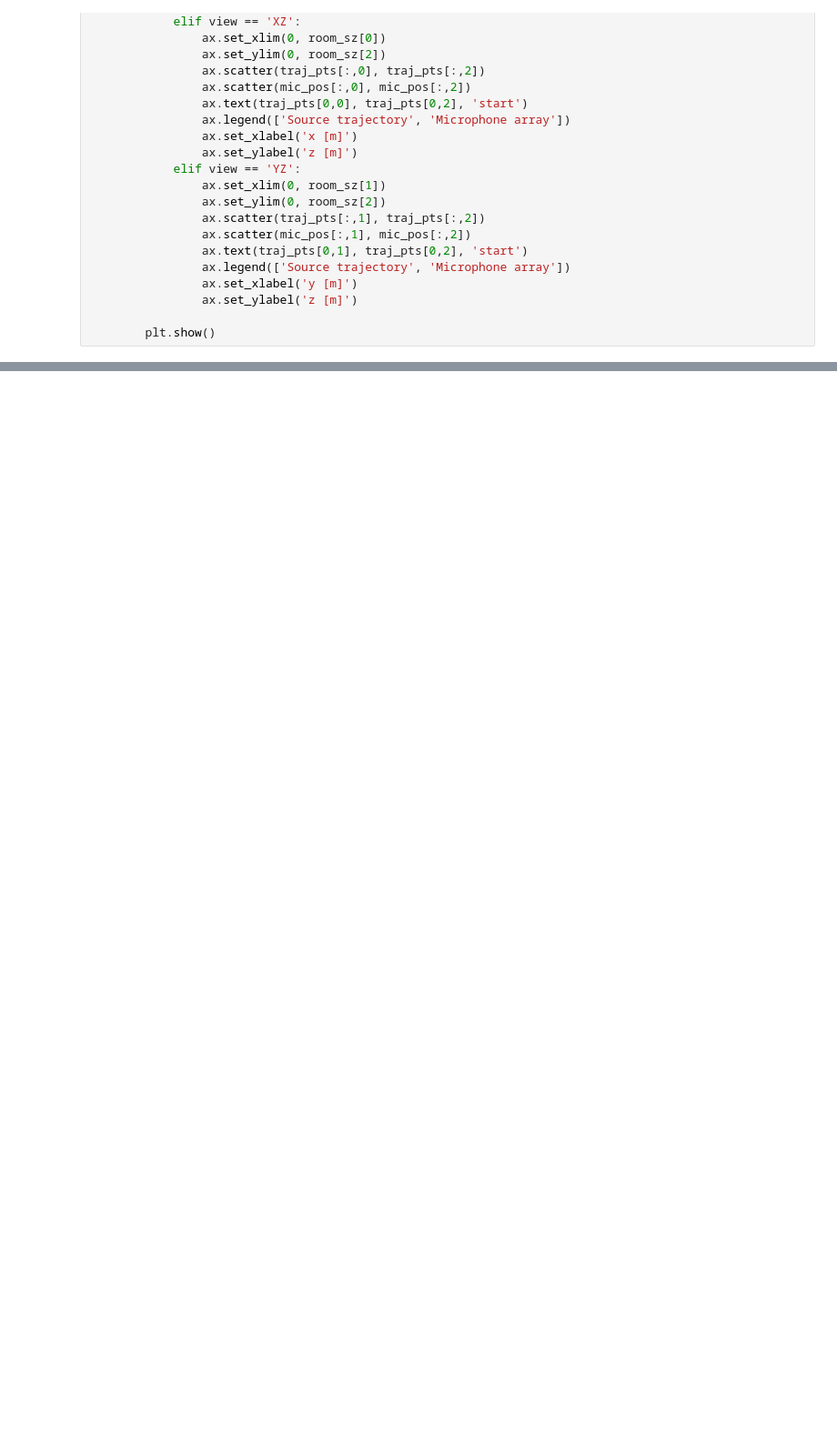
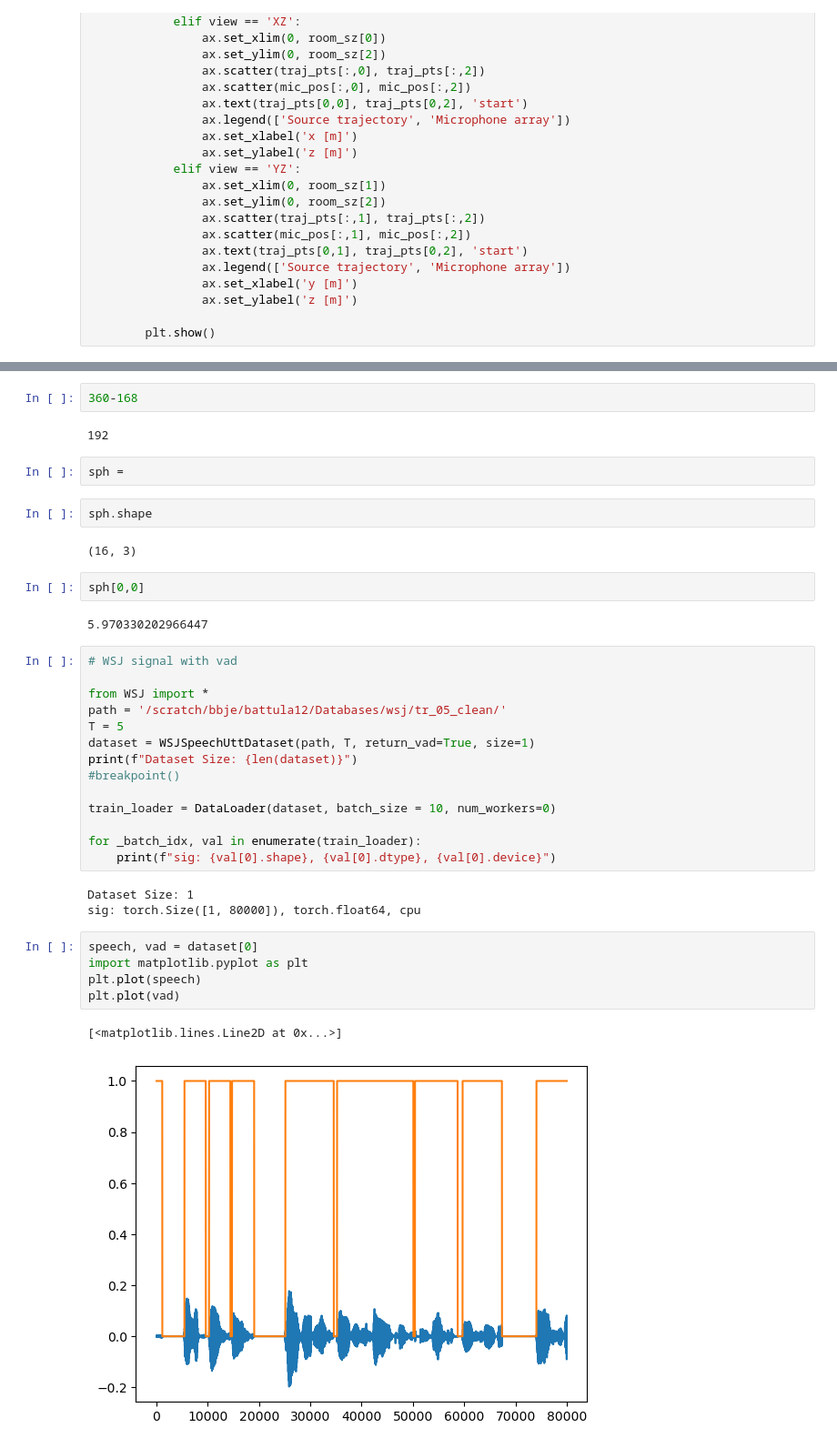
Before and after one commit to ssnani/Datasets, a Jupyter notebook: dbg.ipynb, the cells around one changed output, grey strips where cells are left out. Shown at 91% size. Cells and saved outputs as stored; diff of their text form; blank space fills up the shorter version.

```diff
--- a/dbg.ipynb
+++ b/dbg.ipynb
@@ -257,0 +287,39 @@ retry_count
+# %%
+360-168
+# %% [output]
+192
+# %%
+sph =
+# %%
+sph.shape
+# %% [output]
+(16, 3)
+# %%
+sph[0,0]
+# %% [output]
+5.970330202966447
+# %%
+# WSJ signal with vad
+
+from WSJ import *
+path = '/scratch/bbje/battula12/Databases/wsj/tr_05_clean/'
+T = 5
+dataset = WSJSpeechUttDataset(path, T, return_vad=True, size=1)
+print(f"Dataset Size: {len(dataset)}")
+#breakpoint()
+
+train_loader = DataLoader(dataset, batch_size = 10, num_workers=0)
+
+for _batch_idx, val in enumerate(train_loader):
+    print(f"sig: {val[0].shape}, {val[0].dtype}, {val[0].device}")
+# %% [output]
+Dataset Size: 1
+sig: torch.Size([1, 80000]), torch.float64, cpu
+# %%
+speech, vad = dataset[0]
+import matplotlib.pyplot as plt
+plt.plot(speech)
+plt.plot(vad)
+# %% [output]
+[<matplotlib.lines.Line2D at 0x...>]
+[figure, added]
```
Also changed, not shown: parts of 10 cells of this notebook, 10 other files.
